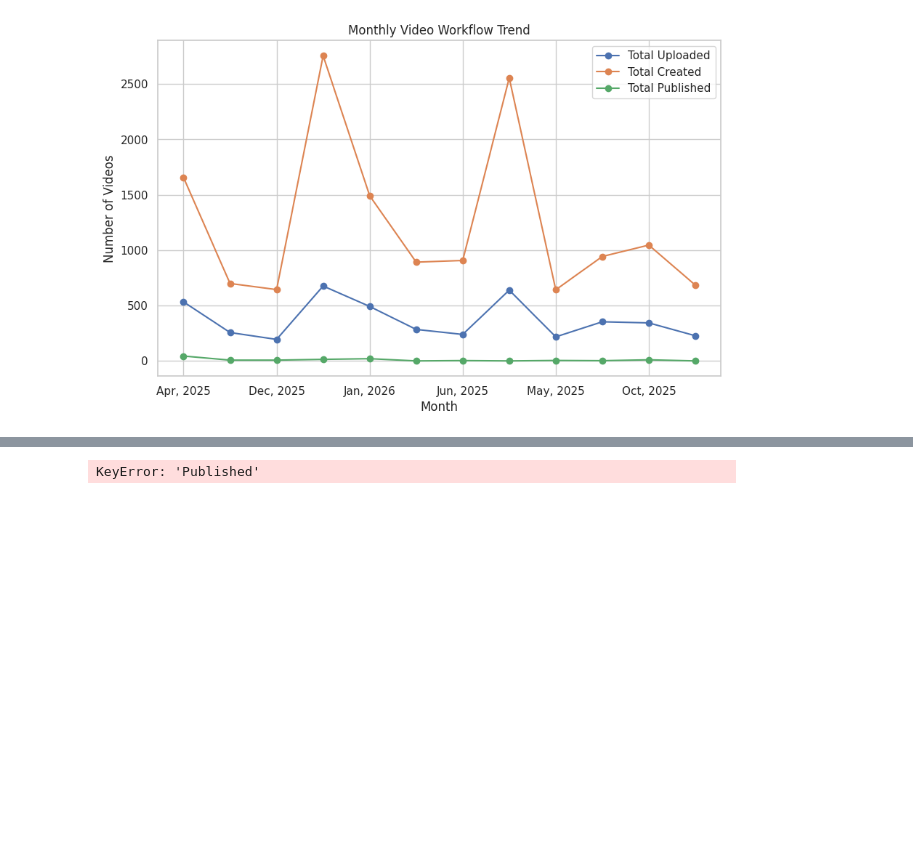
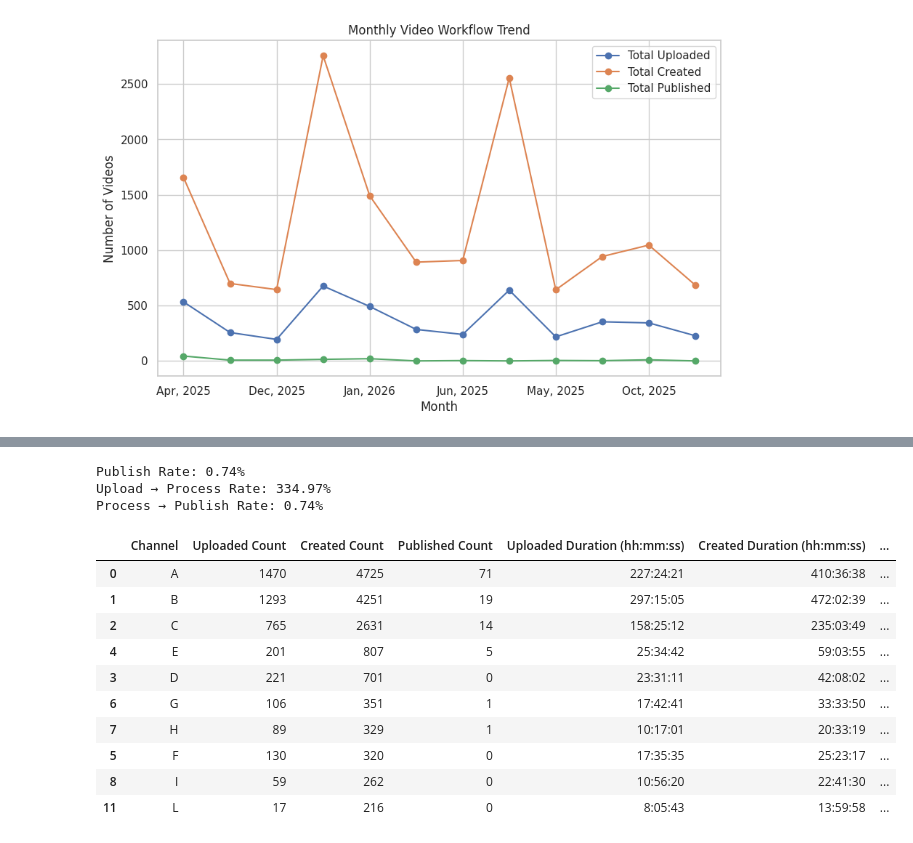
Before and after one commit to ranbeer06052009/GC-Data, a Jupyter notebook: EDA.ipynb, the cells around one changed output, grey strips where cells are left out. Drawn from its saved outputs; the diff is of its cells as text; code cells hidden in the pictures; blank space fills up the shorter version.

```diff
--- a/EDA.ipynb
+++ b/EDA.ipynb
@@ -182,6 +296,28 @@ Publish Rate: 0.007441673370876911
+# %%
+publish_rate = (published / processed) * 100
+print(f"Publish Rate: {publish_rate:.2f}%")
+upload_to_process = processed / uploaded
+process_to_publish = published / processed
+
+print(f"Upload → Process Rate: {upload_to_process:.2%}")
+print(f"Process → Publish Rate: {process_to_publish:.2%}")
+# %% [output]
+Publish Rate: 0.74%
+Upload → Process Rate: 334.97%
+Process → Publish Rate: 0.74%
 # %%
-channel_data["Publish Rate"] = channel_data["Published"] / channel_data["Created"]
+channel_data["Publish Rate"] = channel_data["Published Count"] / channel_data["Created Count"]
 
-channel_data.sort_values("Created",ascending=False).head(10)
+channel_data.sort_values("Created Count",ascending=False).head(10)
 # %% [output]
-KeyError: 'Published'
+|  | Channel | Uploaded Count | Created Count | Published Count | Uploaded Duration (hh:mm:ss) | Created Duration (hh:mm:ss) | ... |
+| 0 | A | 1470 | 4725 | 71 | 227:24:21 | 410:36:38 | ... |
+| 1 | B | 1293 | 4251 | 19 | 297:15:05 | 472:02:39 | ... |
+| 2 | C | 765 | 2631 | 14 | 158:25:12 | 235:03:49 | ... |
+| 4 | E | 201 | 807 | 5 | 25:34:42 | 59:03:55 | ... |
+| 3 | D | 221 | 701 | 0 | 23:31:11 | 42:08:02 | ... |
+| 6 | G | 106 | 351 | 1 | 17:42:41 | 33:33:50 | ... |
+| 7 | H | 89 | 329 | 1 | 10:17:01 | 20:33:19 | ... |
+| 5 | F | 130 | 320 | 0 | 17:35:35 | 25:23:17 | ... |
+| 8 | I | 59 | 262 | 0 | 10:56:20 | 22:41:30 | ... |
+| 11 | L | 17 | 216 | 0 | 8:05:43 | 13:59:58 | ... |
```
Also changed, not shown: parts of 33 cells of this notebook.
